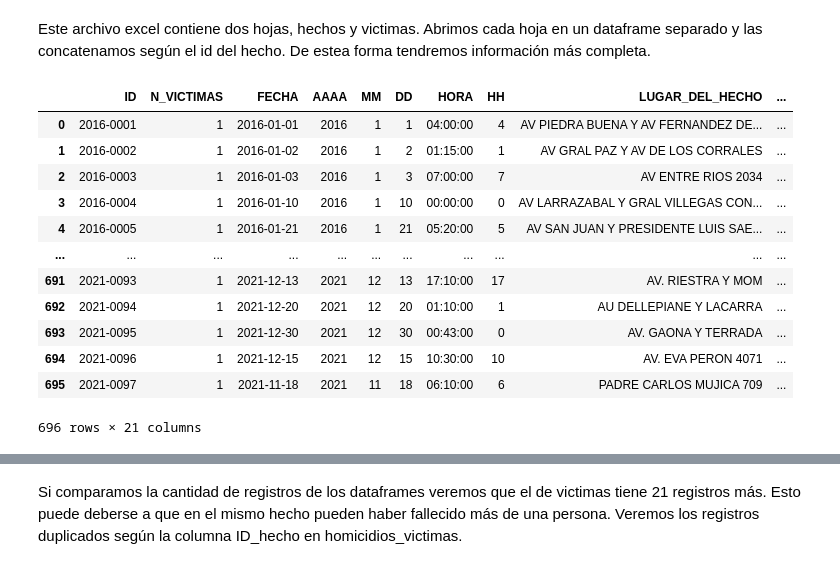
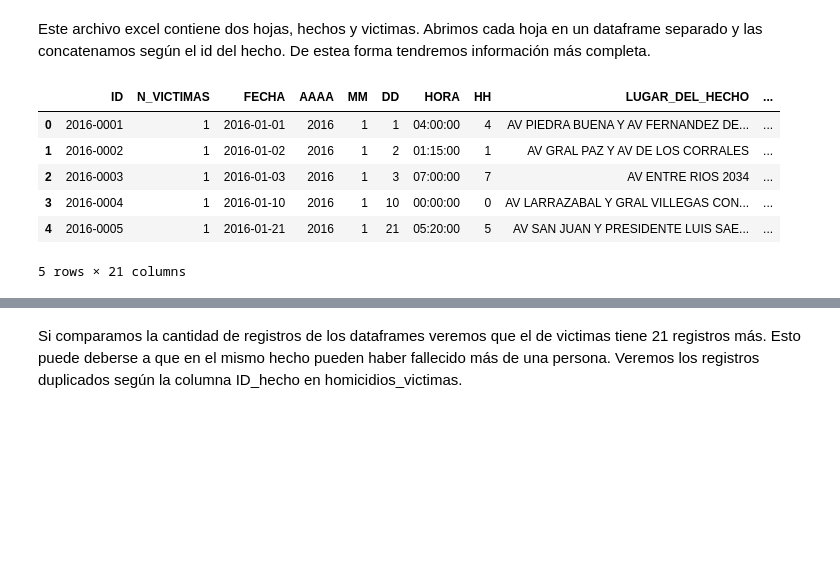
Before and after one commit to EnzoTitaDolce/pi02, a Jupyter notebook: eda.ipynb, the cells around one changed output, grey strips where cells are left out. Cells and saved outputs as stored; diff of their text form; code cells hidden in the pictures; blank space fills up the shorter version.

```diff
--- a/eda.ipynb
+++ b/eda.ipynb
@@ -13,19 +13,14 @@ Abrimos el archivo excel para crear un dataframe.
 # %% [markdown]
 Este archivo excel contiene dos hojas, hechos y victimas. Abrimos cada hoja en un dataframe separado y las concatenamos según el id del hecho. De estea forma tendremos información más completa.
 # %%
+#Veamos la primera hoja que tiene los datos sobre los siniestros
 homicidios_hechos = pd.read_excel('datasets/homicidios.xlsx', sheet_name='HECHOS')
-homicidios_hechos
+homicidios_hechos.head()
 # %% [output]
 |  | ID | N_VICTIMAS | FECHA | AAAA | MM | DD | HORA | HH | LUGAR_DEL_HECHO | ... |
 | 0 | 2016-0001 | 1 | 2016-01-01 | 2016 | 1 | 1 | 04:00:00 | 4 | AV PIEDRA BUENA Y AV FERNANDEZ DE... | ... |
 | 1 | 2016-0002 | 1 | 2016-01-02 | 2016 | 1 | 2 | 01:15:00 | 1 | AV GRAL PAZ Y AV DE LOS CORRALES | ... |
 | 2 | 2016-0003 | 1 | 2016-01-03 | 2016 | 1 | 3 | 07:00:00 | 7 | AV ENTRE RIOS 2034 | ... |
 | 3 | 2016-0004 | 1 | 2016-01-10 | 2016 | 1 | 10 | 00:00:00 | 0 | AV LARRAZABAL Y GRAL VILLEGAS CON... | ... |
 | 4 | 2016-0005 | 1 | 2016-01-21 | 2016 | 1 | 21 | 05:20:00 | 5 | AV SAN JUAN Y PRESIDENTE LUIS SAE... | ... |
-| ... | ... | ... | ... | ... | ... | ... | ... | ... | ... | ... |
-| 691 | 2021-0093 | 1 | 2021-12-13 | 2021 | 12 | 13 | 17:10:00 | 17 | AV. RIESTRA Y MOM | ... |
-| 692 | 2021-0094 | 1 | 2021-12-20 | 2021 | 12 | 20 | 01:10:00 | 1 | AU DELLEPIANE Y LACARRA | ... |
-| 693 | 2021-0095 | 1 | 2021-12-30 | 2021 | 12 | 30 | 00:43:00 | 0 | AV. GAONA Y TERRADA | ... |
-| 694 | 2021-0096 | 1 | 2021-12-15 | 2021 | 12 | 15 | 10:30:00 | 10 | AV. EVA PERON 4071 | ... |
-| 695 | 2021-0097 | 1 | 2021-11-18 | 2021 | 11 | 18 | 06:10:00 | 6 | PADRE CARLOS MUJICA 709 | ... |
-696 rows × 21 columns
+5 rows × 21 columns
```
Also changed, not shown: parts of 30 cells of this notebook, 3 other files.
